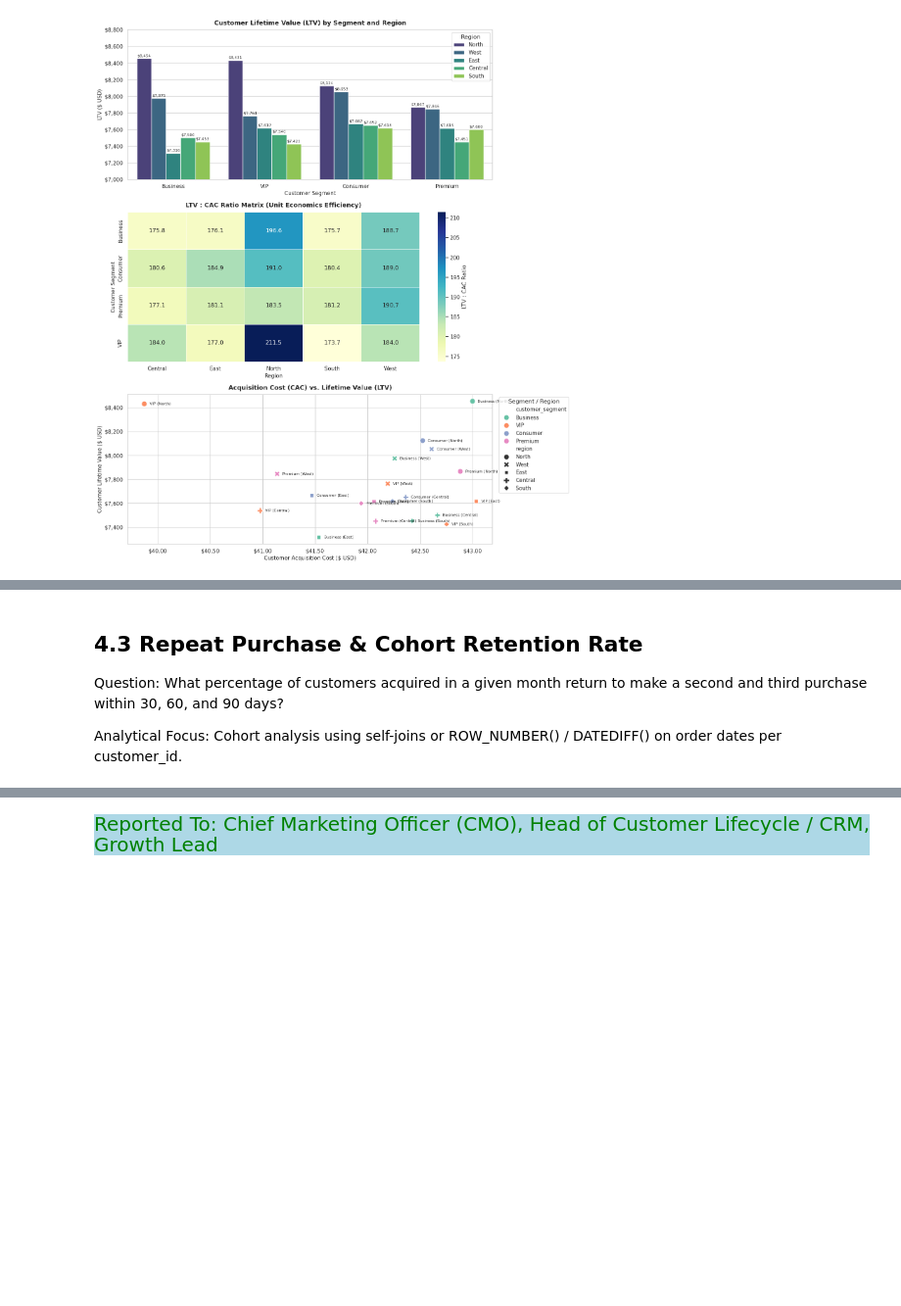
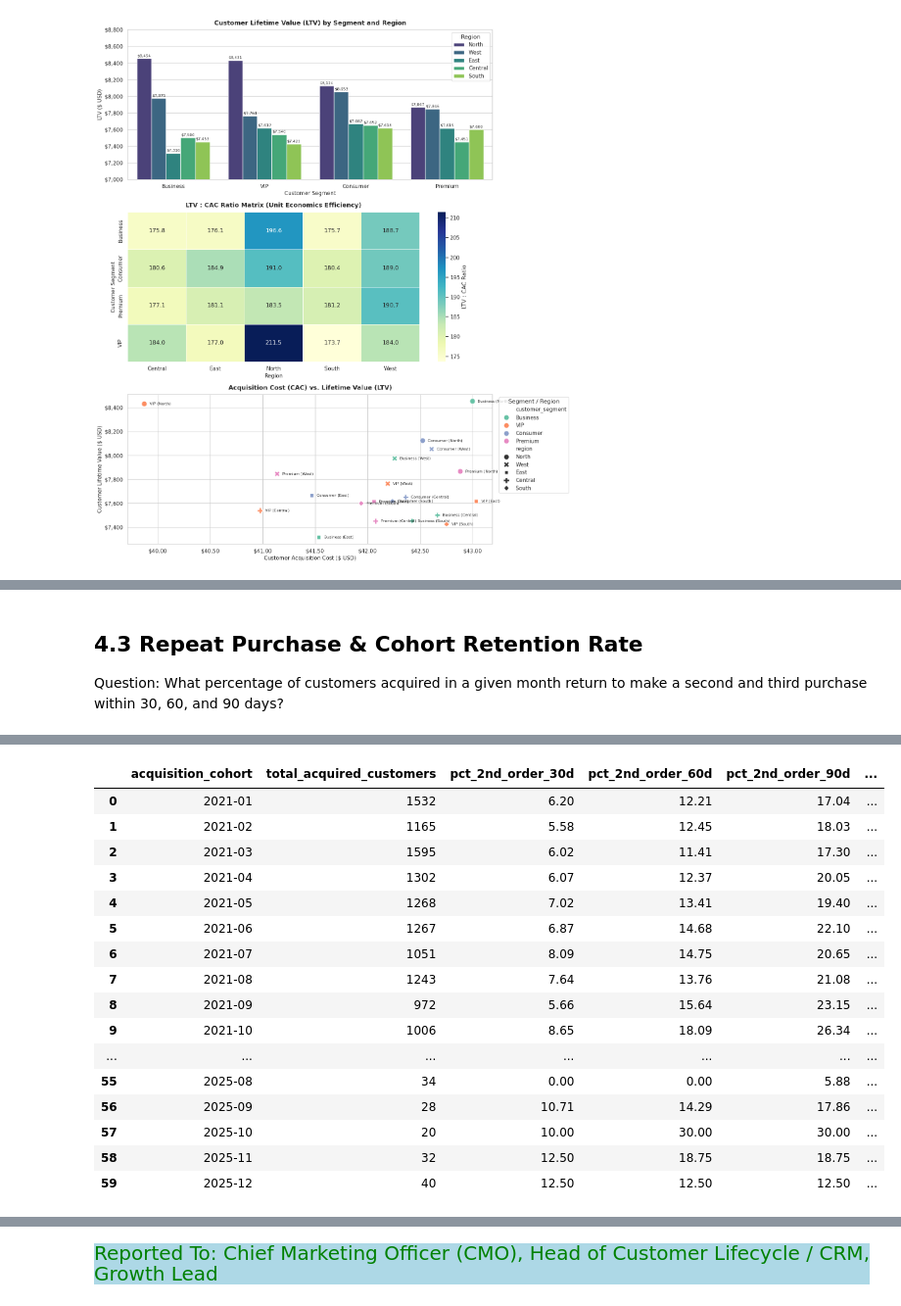
Before and after one commit to Kartika-Nidhi/E-Commerce_Analysis_SQL, a Jupyter notebook: E-commerceSalesAnalysisSQL.ipynb, the cells around one changed output, grey strips where cells are left out. Shown at 98% size. Saved outputs shown, nothing was run; the diff lists cells and outputs as text; code cells hidden in the pictures; blank space fills up the shorter version.

```diff
--- a/E-commerceSalesAnalysisSQL.ipynb
+++ b/E-commerceSalesAnalysisSQL.ipynb
@@ -942,7 +942,83 @@ plt.show()
 ## 4.3 Repeat Purchase & Cohort Retention Rate
 
 Question: What percentage of customers acquired in a given month return to make a second and third purchase within 30, 60, and 90 days?
-
-Analytical Focus: Cohort analysis using self-joins or ROW_NUMBER() / DATEDIFF() on order dates per customer_id.
 # %% [markdown]
 <div>
+# %%
+query = """
+WITH customer_orders_ranked AS (
+    SELECT
+        o.customer_id,
+        o.order_id,
+        o.order_date,
+        ROW_NUMBER() OVER (
+            PARTITION BY o.customer_id
+            ORDER BY o.order_date ASC, o.order_id ASC
+        ) AS order_seq
+    FROM orders AS o
+    WHERE o.order_status = 'Completed'
+),
+cohort_assignments AS (
+    SELECT
+        first_ord.customer_id,
+        DATE_FORMAT(first_ord.order_date, '%%Y-%%m-01') AS acquisition_cohort,
+        first_ord.order_date AS first_order_date,
+        second_ord.order_date AS second_order_date,
+        DATEDIFF(second_ord.order_date, first_ord.order_date) AS days_to_2nd_order,
+        third_ord.order_date AS third_order_date,
+        DATEDIFF(third_ord.order_date, first_ord.order_date) AS days_to_3rd_order
+    FROM customer_orders_ranked AS first_ord
+    LEFT JOIN customer_orders_ranked AS second_ord
+        ON first_ord.customer_id = second_ord.customer_id
+       AND second_ord.order_seq = 2
+    LEFT JOIN customer_orders_ranked AS third_ord
+        ON first_ord.customer_id = third_ord.customer_id
+       AND third_ord.order_seq = 3
+    WHERE first_ord.order_seq = 1
+),
+cohort_metrics AS (
+    SELECT
+        acquisition_cohort,
+        COUNT(DISTINCT customer_id) AS total_acquired_customers,
+        COUNT(DISTINCT CASE WHEN days_to_2nd_order <= 30 THEN customer_id END) AS buyers_2nd_30d,
+        COUNT(DISTINCT CASE WHEN days_to_2nd_order <= 60 THEN customer_id END) AS buyers_2nd_60d,
+        COUNT(DISTINCT CASE WHEN days_to_2nd_order <= 90 THEN customer_id END) AS buyers_2nd_90d,
+        COUNT(DISTINCT CASE WHEN days_to_3rd_order <= 30 THEN customer_id END) AS buyers_3rd_30d,
+        COUNT(DISTINCT CASE WHEN days_to_3rd_order <= 60 THEN customer_id END) AS buyers_3rd_60d,
+        COUNT(DISTINCT CASE WHEN days_to_3rd_order <= 90 THEN customer_id END) AS buyers_3rd_90d
+    FROM cohort_assignments
+    GROUP BY acquisition_cohort
+)
+SELECT
+    DATE_FORMAT(acquisition_cohort, '%%Y-%%m') AS acquisition_cohort,
+    total_acquired_customers,
+    ROUND((buyers_2nd_30d * 100.0) / NULLIF(total_acquired_customers, 0), 2) AS pct_2nd_order_30d,
+    ROUND((buyers_2nd_60d * 100.0) / NULLIF(total_acquired_customers, 0), 2) AS pct_2nd_order_60d,
+    ROUND((buyers_2nd_90d * 100.0) / NULLIF(total_acquired_customers, 0), 2) AS pct_2nd_order_90d,
+    ROUND((buyers_3rd_30d * 100.0) / NULLIF(total_acquired_customers, 0), 2) AS pct_3rd_order_30d,
+    ROUND((buyers_3rd_60d * 100.0) / NULLIF(total_acquired_customers, 0), 2) AS pct_3rd_order_60d,
+    ROUND((buyers_3rd_90d * 100.0) / NULLIF(total_acquired_customers, 0), 2) AS pct_3rd_order_90d
+FROM cohort_metrics
+ORDER BY acquisition_cohort;
+"""
+
+freq = pd.read_sql(query, engine)
+freq
+# %% [output]
+|  | acquisition_cohort | total_acquired_customers | pct_2nd_order_30d | pct_2nd_order_60d | pct_2nd_order_90d | ... |
+| 0 | 2021-01 | 1532 | 6.20 | 12.21 | 17.04 | ... |
+| 1 | 2021-02 | 1165 | 5.58 | 12.45 | 18.03 | ... |
+| 2 | 2021-03 | 1595 | 6.02 | 11.41 | 17.30 | ... |
+| 3 | 2021-04 | 1302 | 6.07 | 12.37 | 20.05 | ... |
+| 4 | 2021-05 | 1268 | 7.02 | 13.41 | 19.40 | ... |
+| 5 | 2021-06 | 1267 | 6.87 | 14.68 | 22.10 | ... |
+| 6 | 2021-07 | 1051 | 8.09 | 14.75 | 20.65 | ... |
+| 7 | 2021-08 | 1243 | 7.64 | 13.76 | 21.08 | ... |
+| 8 | 2021-09 | 972 | 5.66 | 15.64 | 23.15 | ... |
+| 9 | 2021-10 | 1006 | 8.65 | 18.09 | 26.34 | ... |
+| ... | ... | ... | ... | ... | ... | ... |
+| 55 | 2025-08 | 34 | 0.00 | 0.00 | 5.88 | ... |
+| 56 | 2025-09 | 28 | 10.71 | 14.29 | 17.86 | ... |
+| 57 | 2025-10 | 20 | 10.00 | 30.00 | 30.00 | ... |
+| 58 | 2025-11 | 32 | 12.50 | 18.75 | 18.75 | ... |
+| 59 | 2025-12 | 40 | 12.50 | 12.50 | 12.50 | ... |
```
Also changed, not shown: parts of 2 cells of this notebook.
